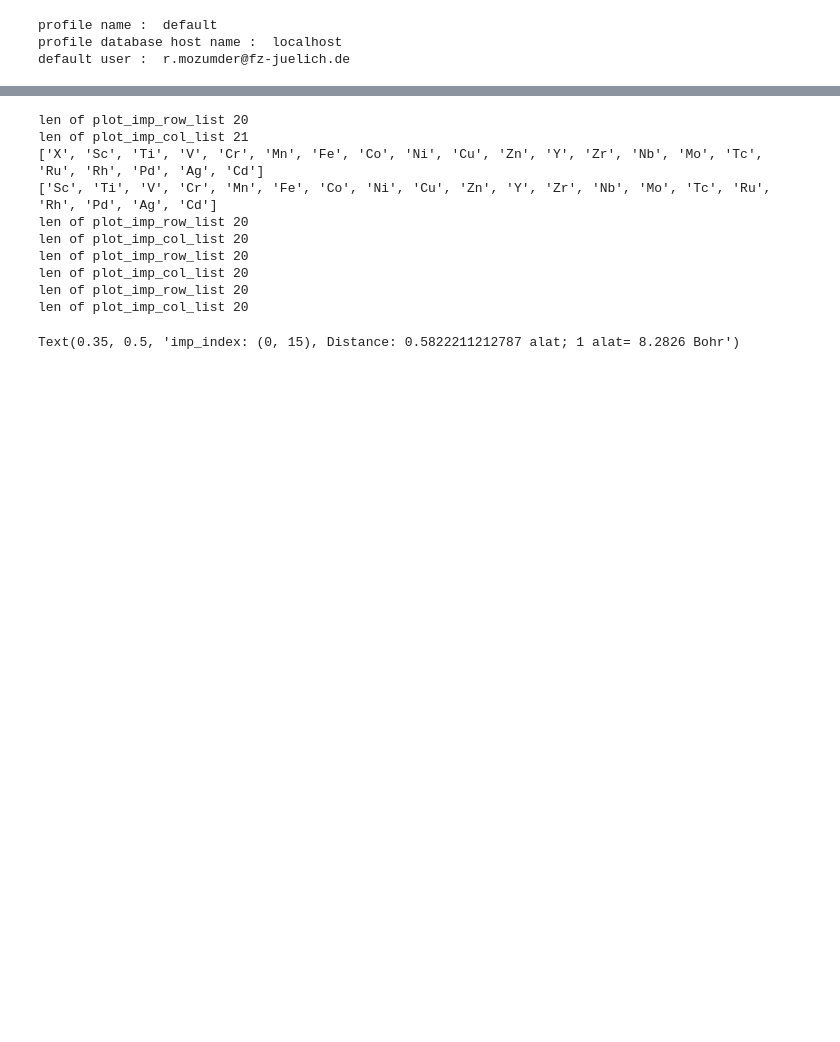
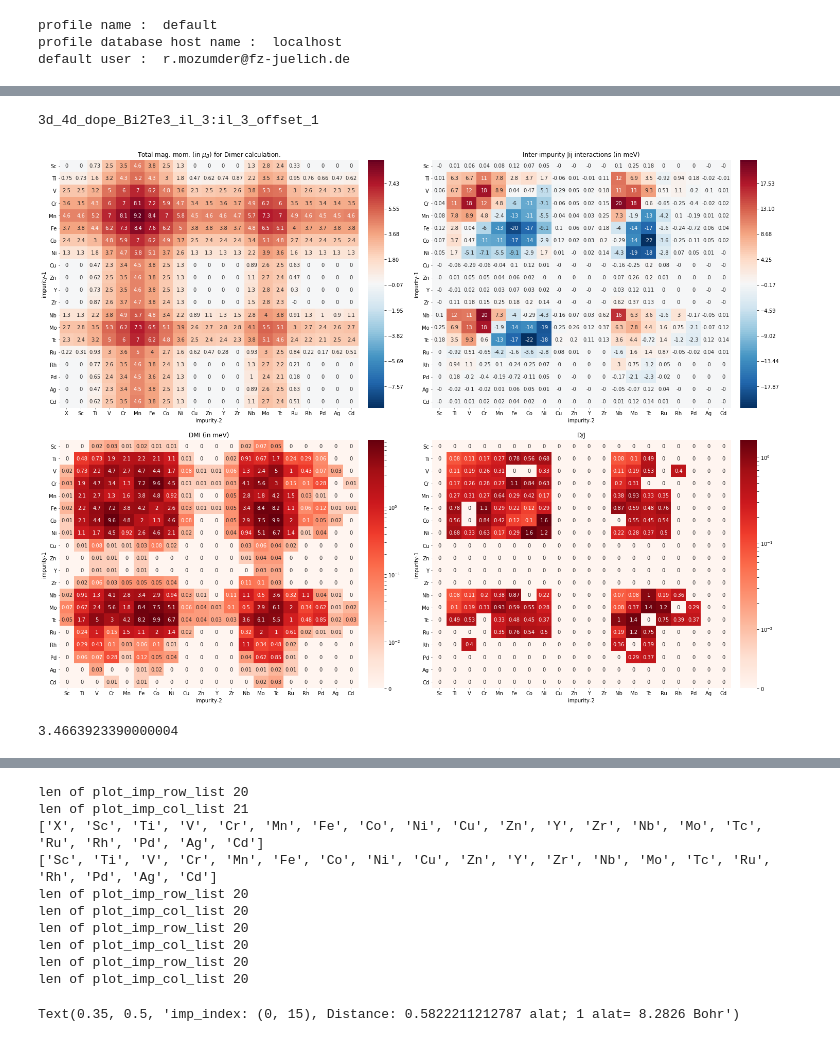
Before and after one commit to RubelMozumder/aiida_daily_work, a Jupyter notebook: Daily_Work_bin/plot_combine_imps.ipynb, the cells around one changed output, grey strips where cells are left out. Cells and saved outputs as stored; diff of their text form; code cells hidden in the pictures; blank space fills up the shorter version.

```diff
--- a/Daily_Work_bin/plot_combine_imps.ipynb
+++ b/Daily_Work_bin/plot_combine_imps.ipynb
@@ -457 +587,27 @@ def diamar_plot(group, with_seaborn= False,
+# %%
+dict_for_last_calc_data= {'key1':'magnetism_group',
+#                          'key2':'spin_moment_per_atom',
+                           'key2' : 'total_spin_moment',
+#                          'key3': 0,
+#                          'key4': 2
+                         }
+
+group_pk= 102
+print(load_group(group_pk).label)
+# Extract the ploting data
+#ploting_data_with_diff= extract_ploting_array_data(group_pk, dict_for_last_calc_data=dict_for_last_calc_data, Average= False, plot_with_difference=True)
+#ploting_data_without_diff= extract_ploting_array_data(group_pk, Average=False, plot_with_difference=False,
+#                                                      dict_for_last_calc_data=dict_for_last_calc_data,
+#                                                      filter_DMI = False)
+
+#file_name= 'magnetic_moment_diff__' + load_group(group_pk).label+'.pdf'
+file_name= 'imp1_magnetic_moment__'+ load_group(group_pk).label+'.pdf'
+jij, smm =diamar_plot(group_pk, ploting_data=ploting_data_without_diff, with_seaborn=True,  file_name=file_name, save_intofile= True)#, DM_data_array=False,DRatioJ_data_array=False,Jij_data=False) #
+# %% [output]
+3d_4d_dope_Bi2Te3_il_3:il_3_offset_1
+[figure, added]
+# %%
+0.418515*8.2826
+# %% [output]
+3.4663923390000004
 # %%
```
Also changed, not shown: parts of 16 cells of this notebook, 8 other files.
